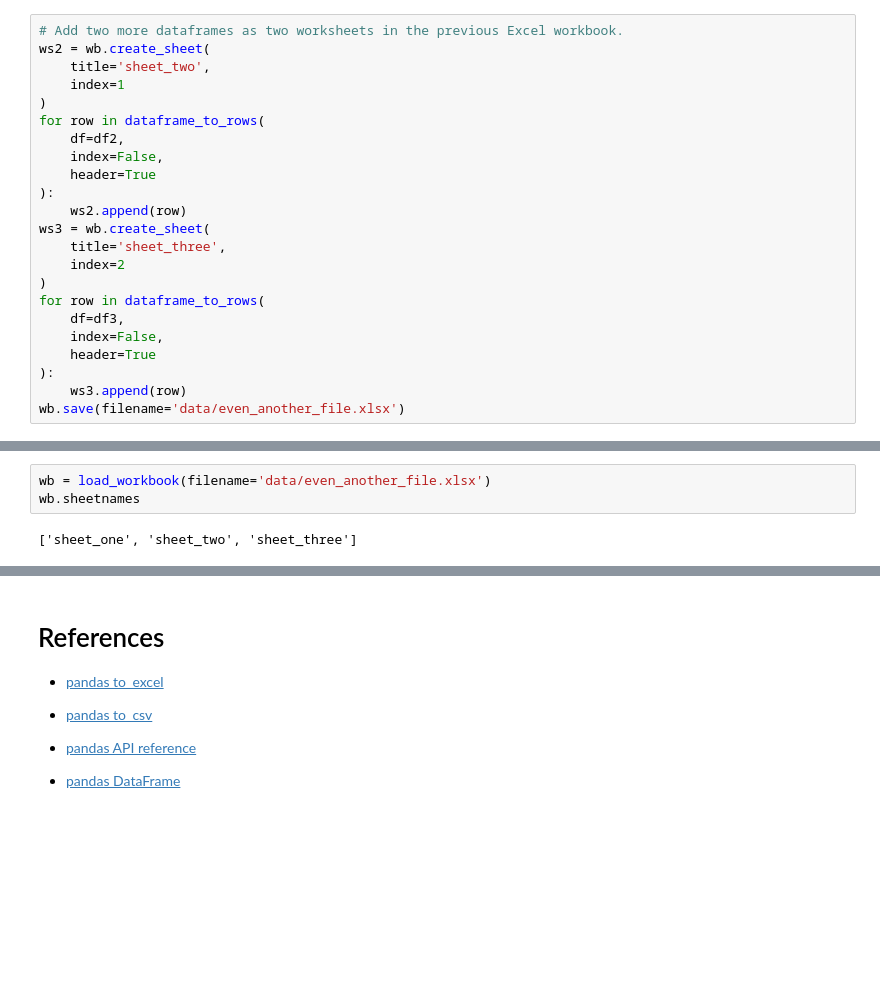
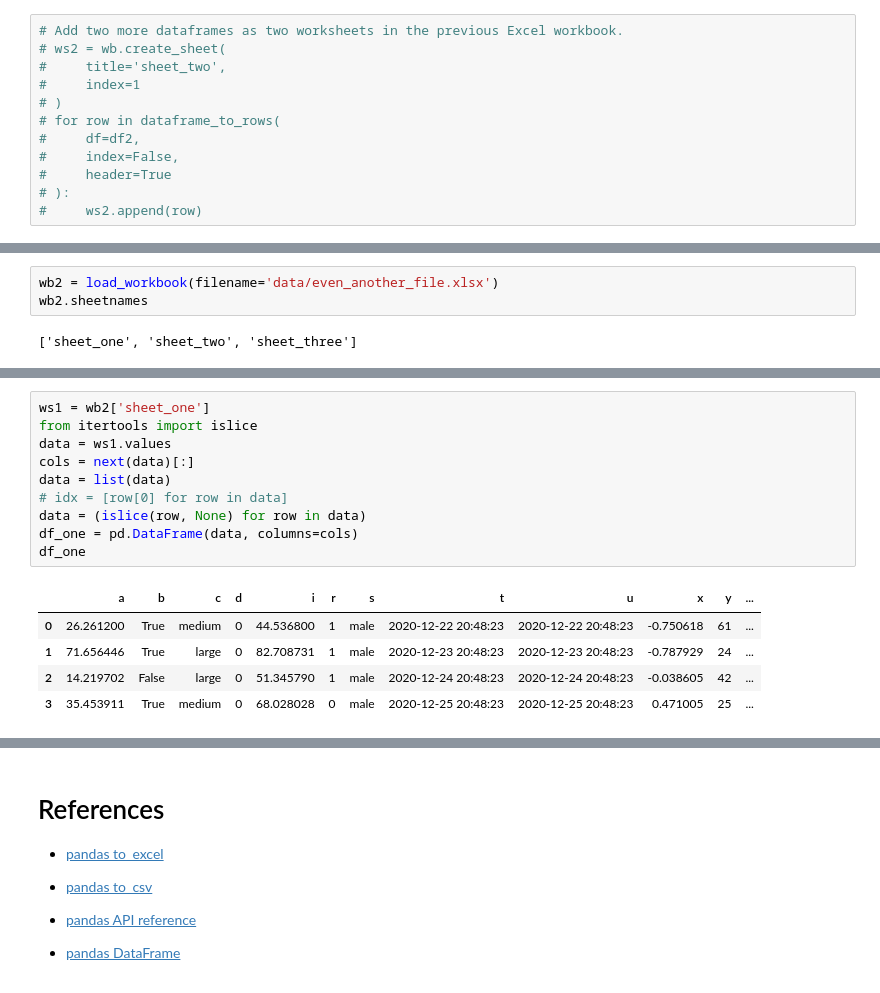
Before and after one commit to gillespilon/noob, a Jupyter notebook: 02_data_file_write.ipynb, the cells around one changed output, grey strips where cells are left out. Cells and saved outputs as stored; diff of their text form; blank space fills up the shorter version.

```diff
--- a/02_data_file_write.ipynb
+++ b/02_data_file_write.ipynb
@@ -147,23 +145,12 @@ wb.save(filename='data/even_another_file.xlsx')
 # %%
 # Add two more dataframes as two worksheets in the previous Excel workbook.
-ws2 = wb.create_sheet(
-    title='sheet_two',
-    index=1
-)
-for row in dataframe_to_rows(
-    df=df2,
-    index=False,
-    header=True
-):
-    ws2.append(row)
-ws3 = wb.create_sheet(
-    title='sheet_three',
-    index=2
-)
-for row in dataframe_to_rows(
-    df=df3,
-    index=False,
-    header=True
-):
-    ws3.append(row)
-wb.save(filename='data/even_another_file.xlsx')
+# ws2 = wb.create_sheet(
+#     title='sheet_two',
+#     index=1
+# )
+# for row in dataframe_to_rows(
+#     df=df2,
+#     index=False,
+#     header=True
+# ):
+#     ws2.append(row)
@@ -170,5 +169,5 @@ wb.save(filename='data/even_another_file.xlsx')
 # %%
-wb = load_workbook(filename='data/even_another_file.xlsx')
-wb.sheetnames
+wb2 = load_workbook(filename='data/even_another_file.xlsx')
+wb2.sheetnames
 # %% [output]
 ['sheet_one', 'sheet_two', 'sheet_three']
@@ -204,0 +174,16 @@ df_three.head()
+# %%
+ws1 = wb2['sheet_one']
+from itertools import islice
+data = ws1.values
+cols = next(data)[:]
+data = list(data)
+# idx = [row[0] for row in data]
+data = (islice(row, None) for row in data)
+df_one = pd.DataFrame(data, columns=cols)
+df_one
+# %% [output]
+|  | a | b | c | d | i | r | s | t | u | x | y | ... |
+| 0 | 26.261200 | True | medium | 0 | 44.536800 | 1 | male | 2020-12-22 20:48:23 | 2020-12-22 20:48:23 | -0.750618 | 61 | ... |
+| 1 | 71.656446 | True | large | 0 | 82.708731 | 1 | male | 2020-12-23 20:48:23 | 2020-12-23 20:48:23 | -0.787929 | 24 | ... |
+| 2 | 14.219702 | False | large | 0 | 51.345790 | 1 | male | 2020-12-24 20:48:23 | 2020-12-24 20:48:23 | -0.038605 | 42 | ... |
+| 3 | 35.453911 | True | medium | 0 | 68.028028 | 0 | male | 2020-12-25 20:48:23 | 2020-12-25 20:48:23 | 0.471005 | 25 | ... |
```
Also changed, not shown: parts of 36 cells of this notebook.
